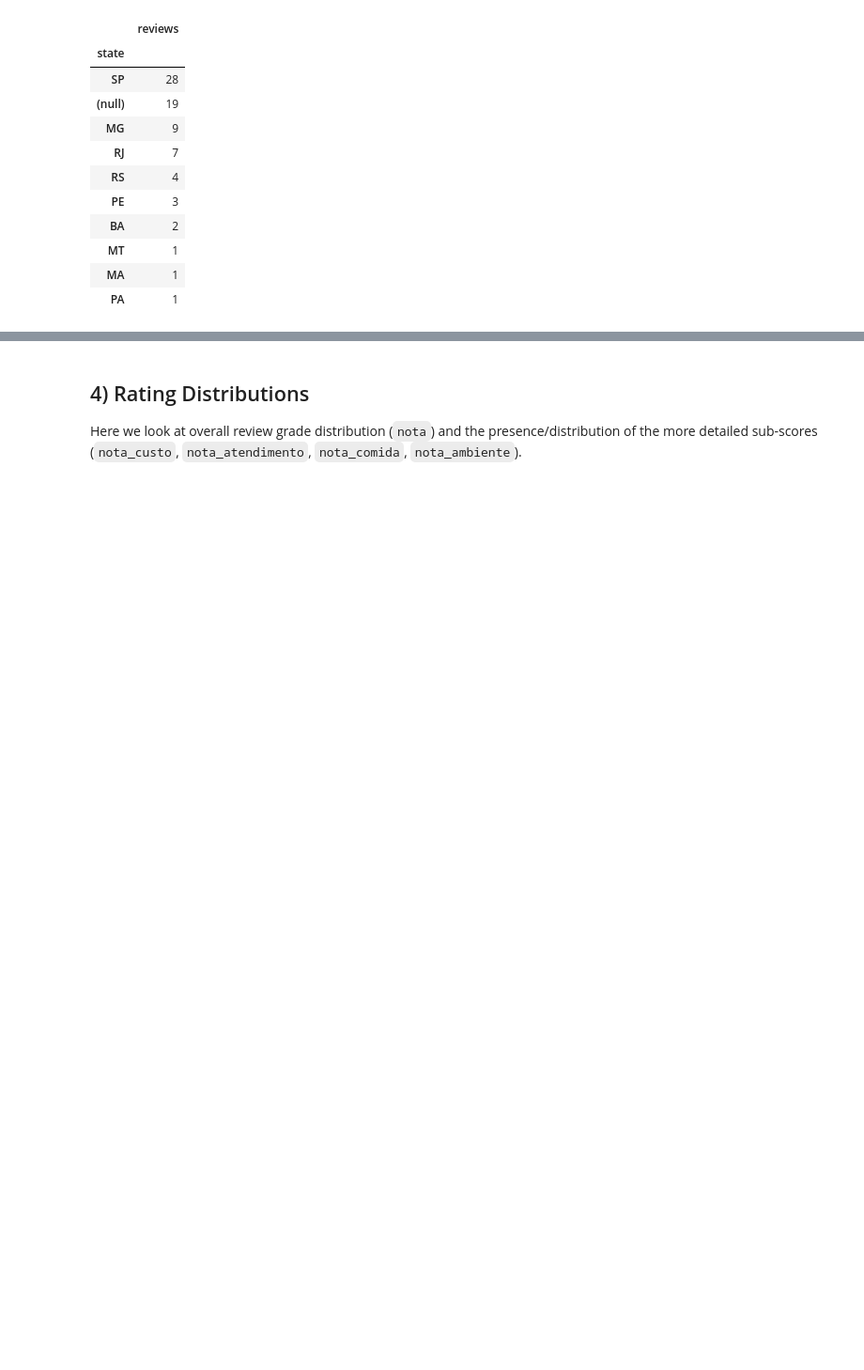
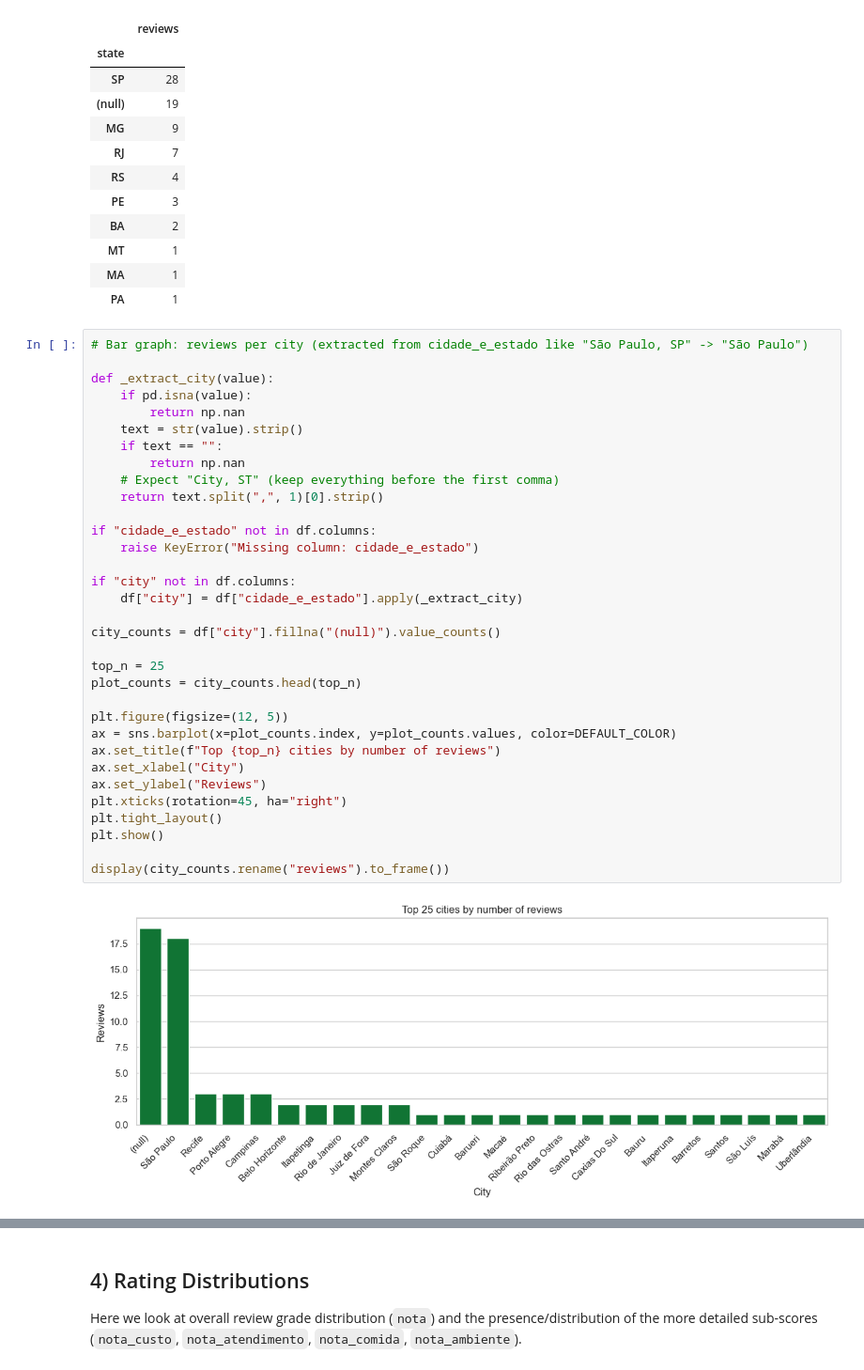
Before and after one commit to ayrtondenner/RestaurantReviewer, a Jupyter notebook: analysis.ipynb, the cells around one changed output, grey strips where cells are left out. Shown at 94% size. Cells and saved outputs as stored; diff of their text form; blank space fills up the shorter version.

Commit message:
Added more graphs

```diff
--- a/analysis.ipynb
+++ b/analysis.ipynb
@@ -457,3 +457,38 @@ display(state_counts.rename("reviews").to_frame())
 | MT | 1 |
 | MA | 1 |
 | PA | 1 |
+# %%
+# Bar graph: reviews per city (extracted from cidade_e_estado like "São Paulo, SP" -> "São Paulo")
+
+def _extract_city(value):
+    if pd.isna(value):
+        return np.nan
+    text = str(value).strip()
+    if text == "":
+        return np.nan
+    # Expect "City, ST" (keep everything before the first comma)
+    return text.split(",", 1)[0].strip()
+
+if "cidade_e_estado" not in df.columns:
+    raise KeyError("Missing column: cidade_e_estado")
+
+if "city" not in df.columns:
+    df["city"] = df["cidade_e_estado"].apply(_extract_city)
+
+city_counts = df["city"].fillna("(null)").value_counts()
+
+top_n = 25
+plot_counts = city_counts.head(top_n)
+
+plt.figure(figsize=(12, 5))
+ax = sns.barplot(x=plot_counts.index, y=plot_counts.values, color=DEFAULT_COLOR)
+ax.set_title(f"Top {top_n} cities by number of reviews")
+ax.set_xlabel("City")
+ax.set_ylabel("Reviews")
+plt.xticks(rotation=45, ha="right")
+plt.tight_layout()
+plt.show()
+
+display(city_counts.rename("reviews").to_frame())
+# %% [output]
+[figure, added]
```
Also changed, not shown: parts of 2 cells of this notebook.
